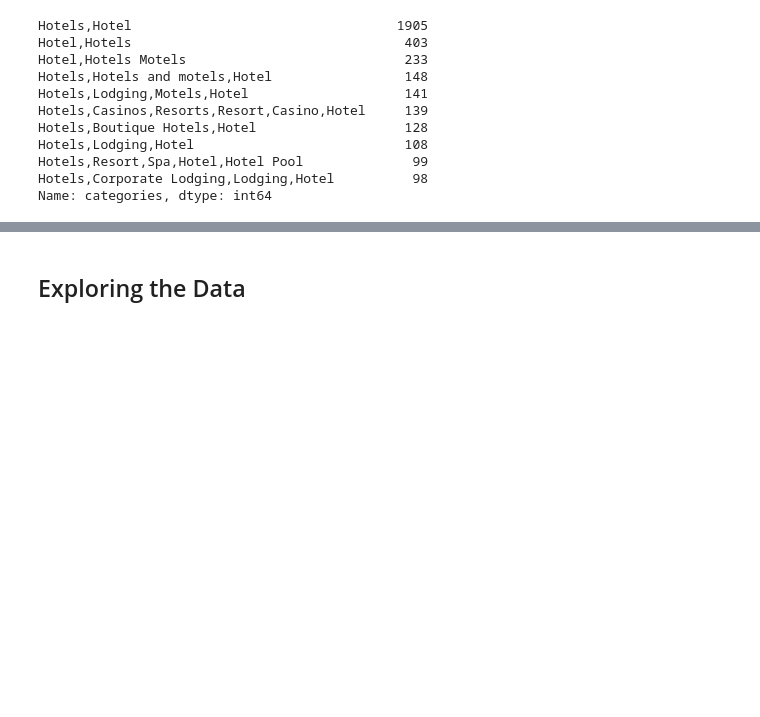
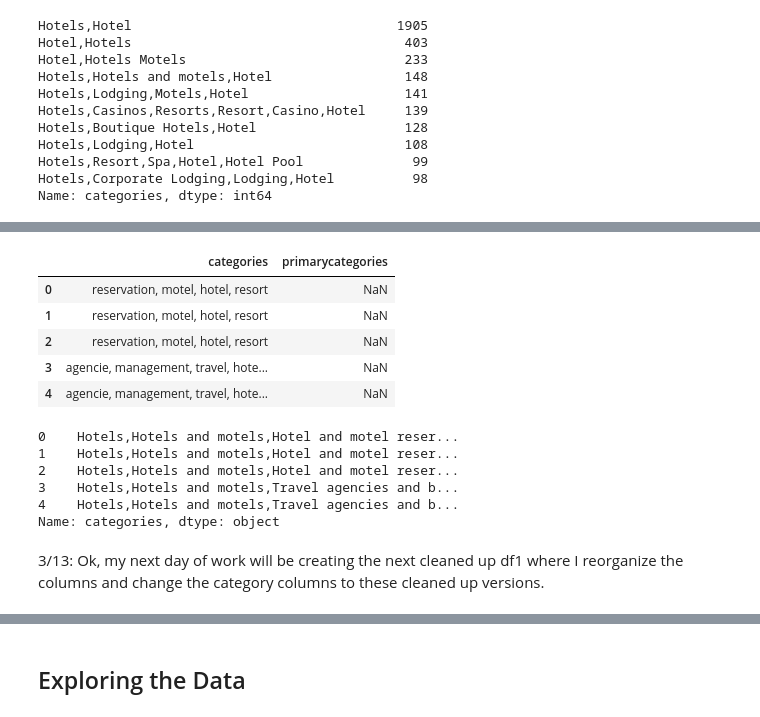
Before and after one commit to becerraperu/Hotel-Reviews-NLP, a Jupyter notebook: hotel_reviews.ipynb, the cells around one changed output, grey strips where cells are left out. Saved outputs shown, nothing was run; the diff lists cells and outputs as text; code cells hidden in the pictures; blank space fills up the shorter version.

```diff
--- a/hotel_reviews.ipynb
+++ b/hotel_reviews.ipynb
@@ -217,0 +232,20 @@ clean_data.categories.value_counts().head(10)
+# %%
+clean_data.head()
+# %% [output]
+|  | categories | primarycategories |
+| 0 | reservation, motel, hotel, resort | NaN |
+| 1 | reservation, motel, hotel, resort | NaN |
+| 2 | reservation, motel, hotel, resort | NaN |
+| 3 | agencie, management, travel, hote... | NaN |
+| 4 | agencie, management, travel, hote... | NaN |
+# %%
+df0.categories.head()
+# %% [output]
+0    Hotels,Hotels and motels,Hotel and motel reser...
+1    Hotels,Hotels and motels,Hotel and motel reser...
+2    Hotels,Hotels and motels,Hotel and motel reser...
+3    Hotels,Hotels and motels,Travel agencies and b...
+4    Hotels,Hotels and motels,Travel agencies and b...
+Name: categories, dtype: object
+# %% [markdown]
+3/13: Ok, my next day of work will be creating the next cleaned up df1 where I reorganize the columns and change the category columns to these cleaned up versions.
```
Also changed, not shown: parts of 15 cells of this notebook.
